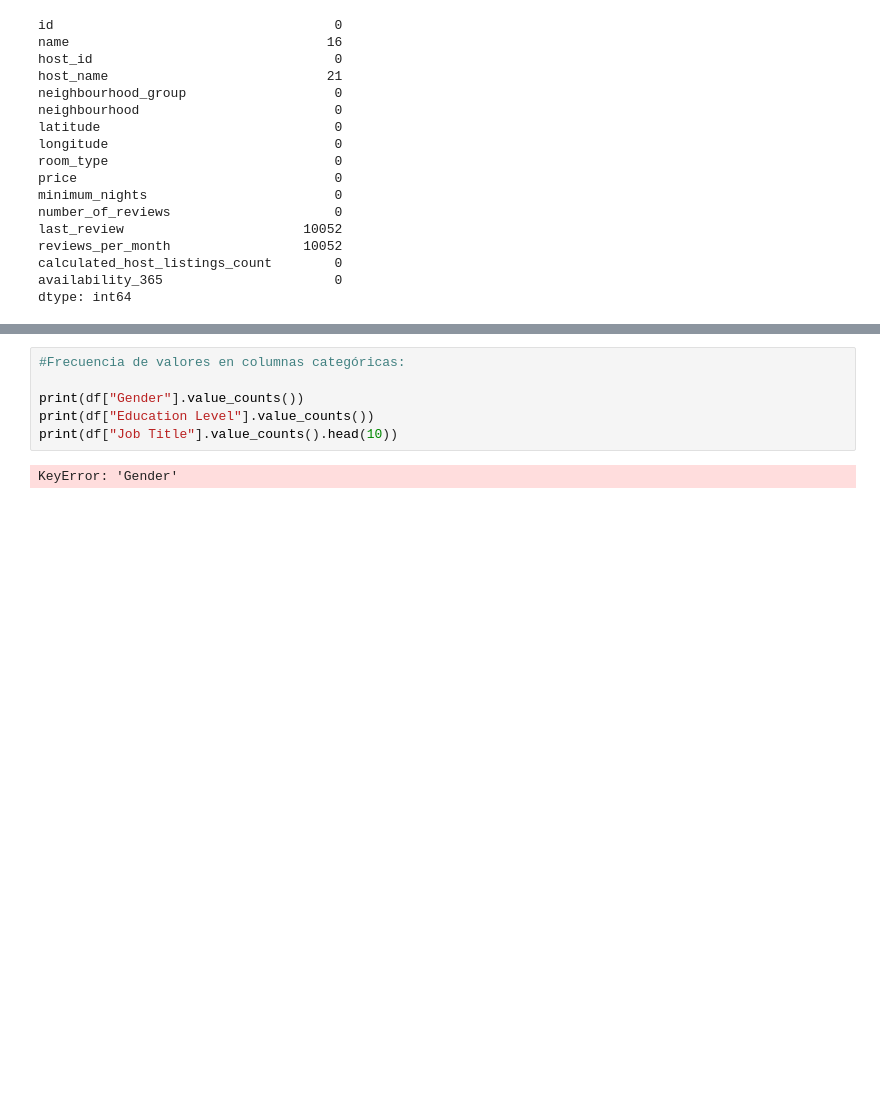
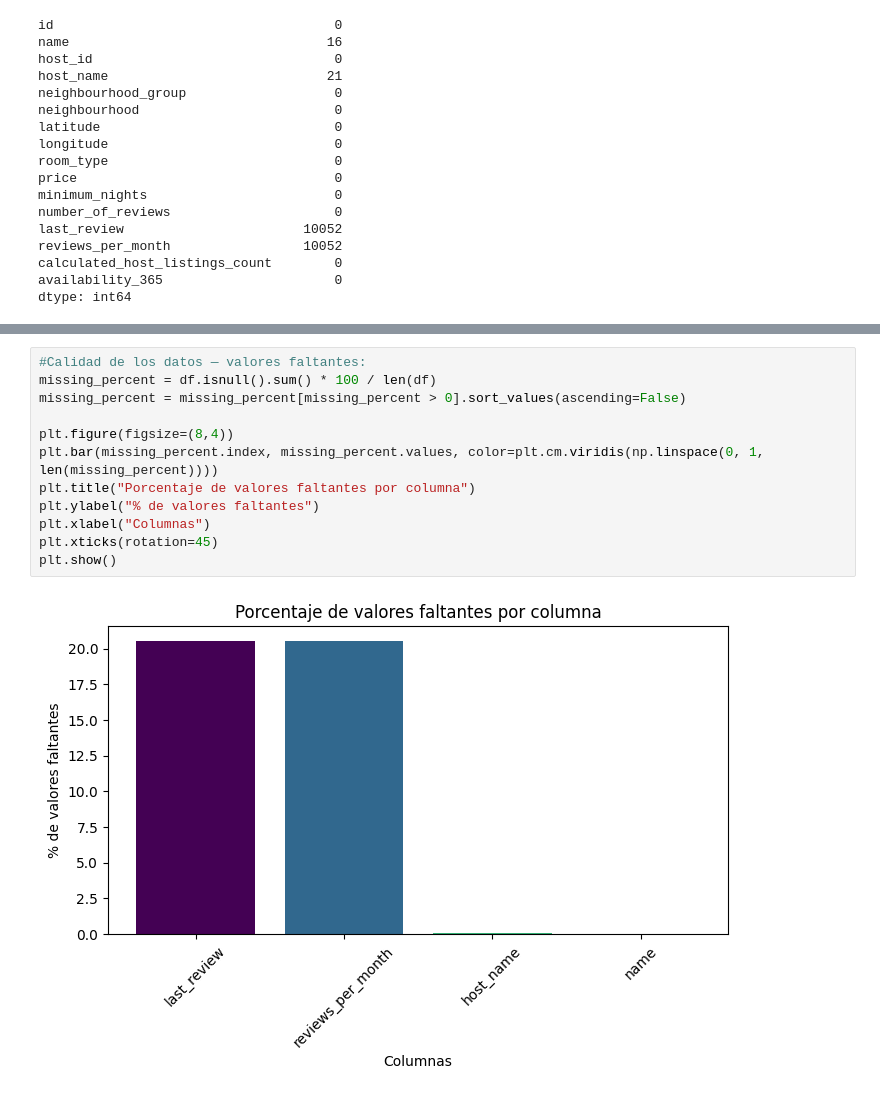
Before and after one commit to stephy0410/AirbnbNYC_analisis, a Jupyter notebook: notebooks/Analisis_de_salario.ipynb, the cells around one changed output, grey strips where cells are left out. Saved outputs shown, nothing was run; the diff lists cells and outputs as text; blank space fills up the shorter version.

```diff
--- a/notebooks/Analisis_de_salario.ipynb
+++ b/notebooks/Analisis_de_salario.ipynb
@@ -62,8 +94,14 @@ dtype: int64
 # %%
-#Frecuencia de valores en columnas categóricas:
+#Calidad de los datos — valores faltantes:
+missing_percent = df.isnull().sum() * 100 / len(df)
+missing_percent = missing_percent[missing_percent > 0].sort_values(ascending=False)
 
-print(df["Gender"].value_counts())
-print(df["Education Level"].value_counts())
-print(df["Job Title"].value_counts().head(10))
+plt.figure(figsize=(8,4))
+plt.bar(missing_percent.index, missing_percent.values, color=plt.cm.viridis(np.linspace(0, 1, len(missing_percent))))
+plt.title("Porcentaje de valores faltantes por columna")
+plt.ylabel("% de valores faltantes")
+plt.xlabel("Columnas")
+plt.xticks(rotation=45)
+plt.show()
 # %% [output]
-KeyError: 'Gender'
+[figure, added]
```
Also changed, not shown: parts of 7 cells of this notebook.
